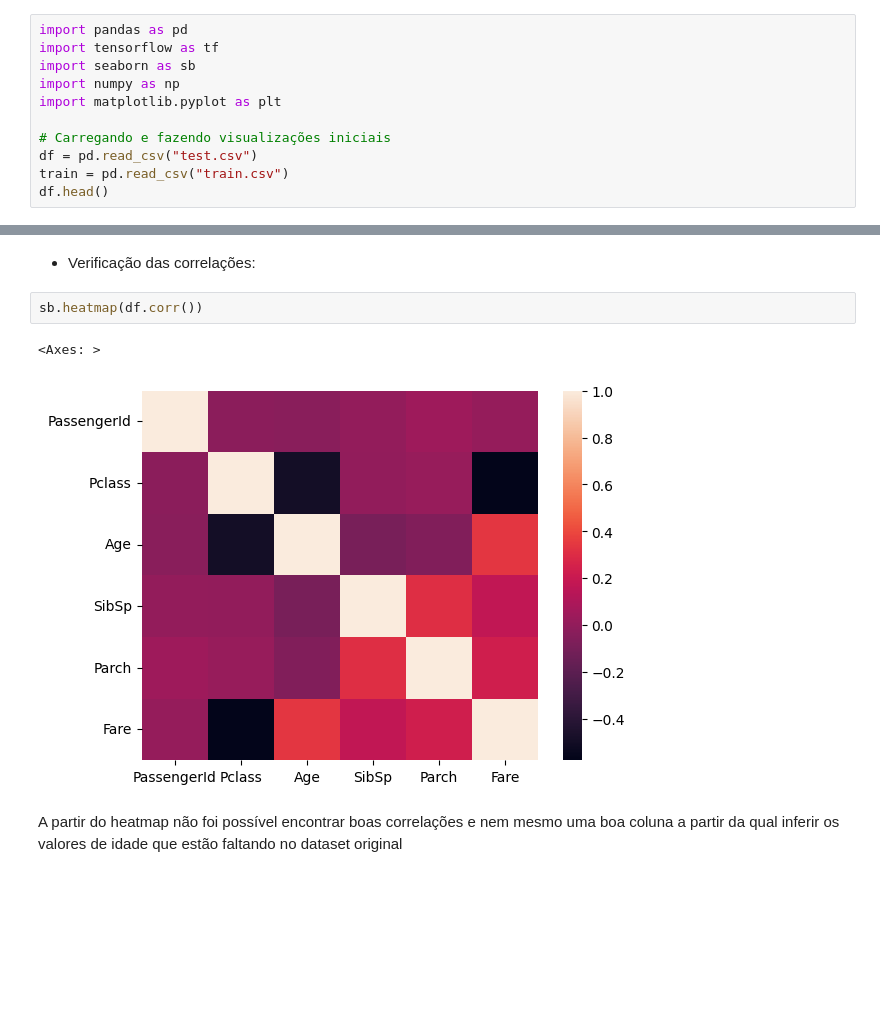
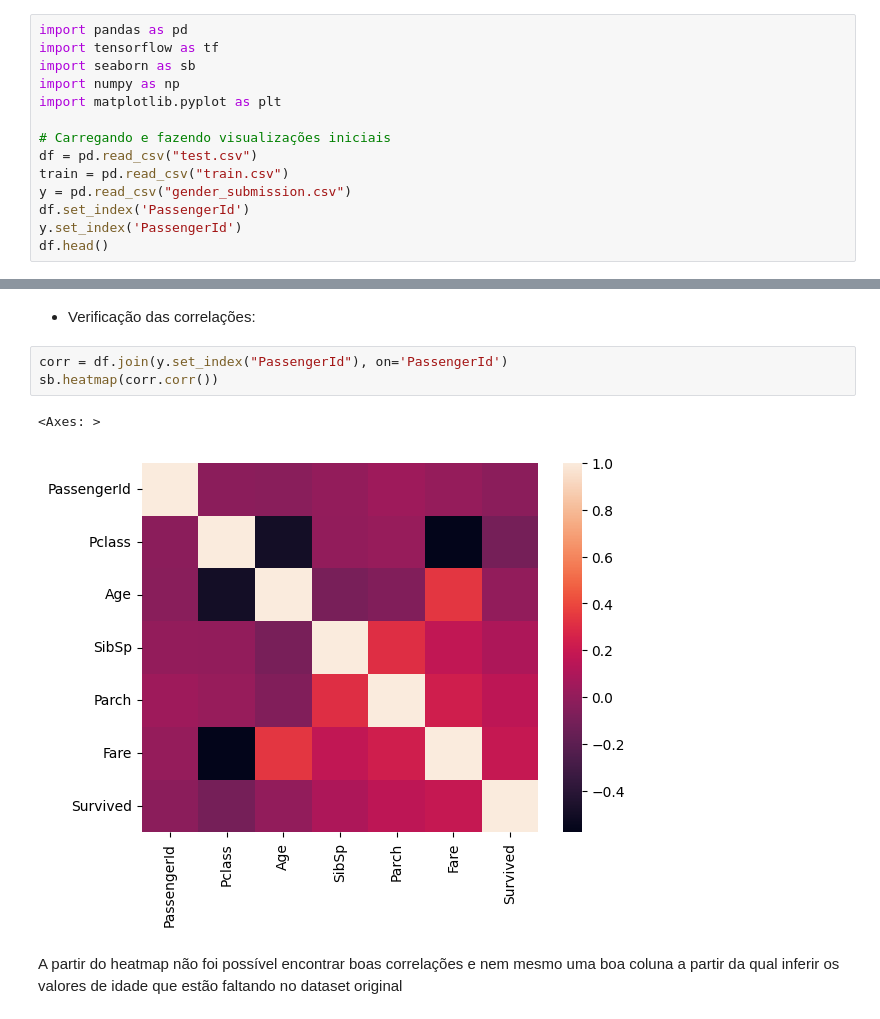
Before and after one commit to RenanFlorencio/Titanic-Model-Training, a Jupyter notebook: training.ipynb, the cells around one changed output, grey strips where cells are left out. Saved outputs shown, nothing was run; the diff lists cells and outputs as text; blank space fills up the shorter version.

```diff
--- a/training.ipynb
+++ b/training.ipynb
@@ -10,6 +10,9 @@ import matplotlib.pyplot as plt
 # Carregando e fazendo visualizações iniciais
 df = pd.read_csv("test.csv")
 train = pd.read_csv("train.csv")
+y = pd.read_csv("gender_submission.csv")
+df.set_index('PassengerId')
+y.set_index('PassengerId')
 df.head()
 # %% [output]
 |  | PassengerId | Pclass | Name | Sex | Age | SibSp | Parch | Ticket | Fare | Cabin | ... |
@@ -56,11 +59,12 @@ dtype: int64
 Aqui vemos uma grande quantidade de valores nulos em Cabin, o que indica que remover a coluna seria uma boa escolha. Além disso, precisamos encontrar uma maneira de tratar as idades que estão faltando.
 # %% [markdown]
 - Verificação das correlações:
-# %%
-sb.heatmap(df.corr())
-# %% [output]
-<Axes: >
-[figure, removed]
+# %%
+corr = df.join(y.set_index("PassengerId"), on='PassengerId')
+sb.heatmap(corr.corr())
+# %% [output]
+<Axes: >
+[figure, added]
 # %% [markdown]
 A partir do heatmap não foi possível encontrar boas correlações e nem mesmo uma boa coluna a partir da qual inferir os valores de idade que estão faltando no dataset original
 # %% [markdown]
```
Also changed, not shown: parts of 3 cells of this notebook.
